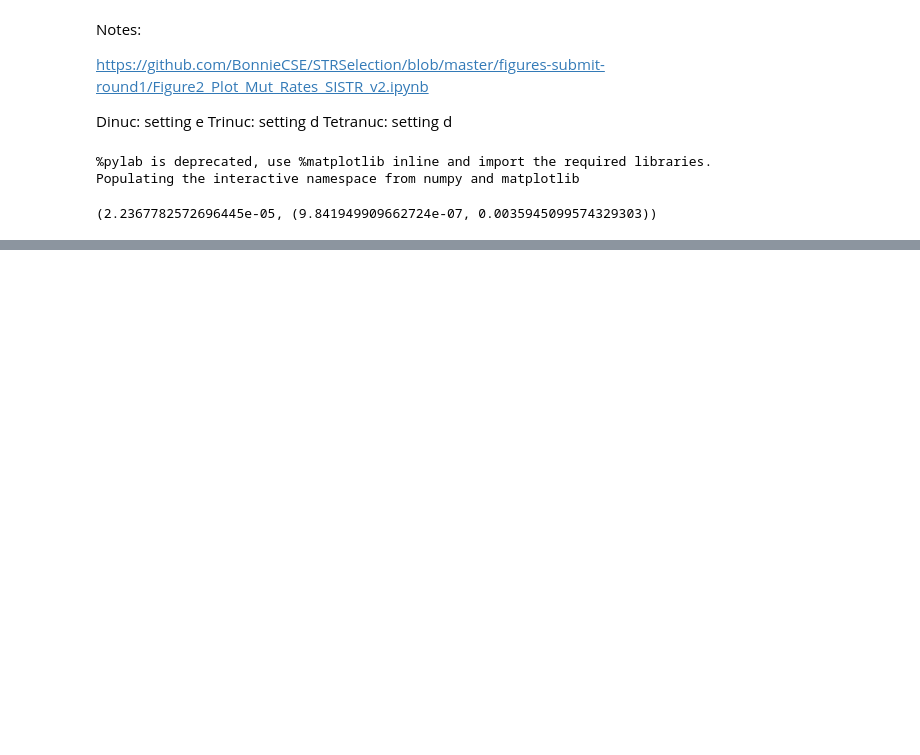
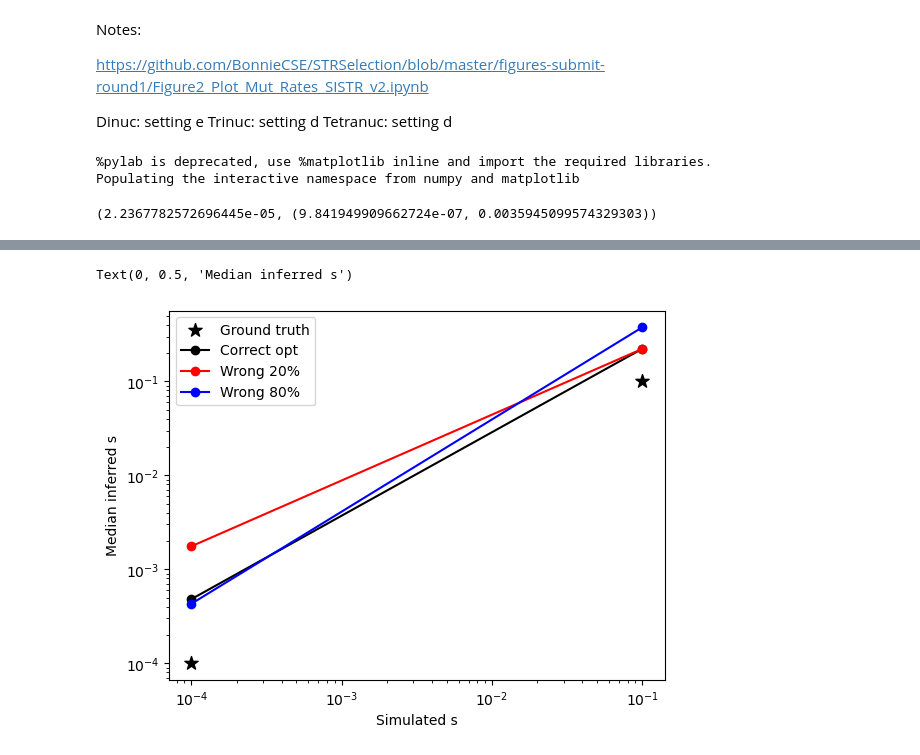
Before and after one commit to gymrek-lab/TRTools, a Jupyter notebook: trtools/siSTR/SISTR2-test.ipynb, the cells around one changed output, grey strips where cells are left out. Cells and saved outputs as stored; diff of their text form; code cells hidden in the pictures; blank space fills up the shorter version.

```diff
--- a/trtools/siSTR/SISTR2-test.ipynb
+++ b/trtools/siSTR/SISTR2-test.ipynb
@@ -333,10 +333,12 @@ def GetHet(afreqs):
     return 1-x
 
 a = 0.3 # gamma param b
-numloci = 10 # 1000
-numtimes = 20 # 20
+
+# Put back commented params for full run
+numloci = 100 # 1000
+numtimes = 10 # 20
 sistr2_numsim = 50000 # 50000
-svals = [10e-1] #[10e-6, 10e-5, 10e-4, 10e-3, 10e-2, 10e-1]
+svals = [10e-6, 10e-5, 10e-4, 10e-3, 10e-2, 10e-1]
 
 # Keep track of results
 res_median_est_s = []
@@ -361,7 +363,8 @@ for sval in svals:
         print("   Simnum: %s/%s"%(ns+1, numtimes))
         b = sval/a # gamma param b
         hetvals = []
-        hetvals_wrongopt_0 = []
+        hetvals_wrongopt_0_2 = []
+        hetvals_wrongopt_0_8 = []
         for nl in range(numloci):
             # Draw s from gamma
             s = np.random.gamma(a, b)
@@ -389,4 +392,5 @@ for sval in svals:
     res_median_est_s.append(np.median(estimated_svals))
     res_median_est_s_wrongopt_0_2.append(np.median(estimated_svals_wrongopt_0_2))
     res_median_est_s_wrongopt_0_8.append(np.median(estimated_svals_wrongopt_0_8))
+    print("s=%.2g, Median estimate: %.2g, wrong20=%.2g, wrong80=%.2g"%(sval, np.median(estimated_svals), np.median(estimated_svals_wrongopt_0_2), np.median(estimated_svals_wrongopt_0_8)))
 # %% [output]
@@ -395,0 +414,15 @@ NameError: name 'hetvals_wrongopt_0_2' is not defined
+# %%
+fig = plt.figure()
+ax = fig.add_subplot(111)
+ax.scatter(svals, svals, marker="*", label="Ground truth", color="black", s=100)
+ax.plot(svals, res_median_est_s, color="black", marker="o", label="Correct opt")
+ax.plot(svals, res_median_est_s_wrongopt_0_2, color="red", marker="o", label="Wrong 20%")
+ax.plot(svals, res_median_est_s_wrongopt_0_8, color="blue", marker="o", label="Wrong 80%")
+ax.set_xscale("log");
+ax.set_yscale("log");
+ax.legend()
+ax.set_xlabel("Simulated s")
+ax.set_ylabel("Median inferred s")
+# %% [output]
+Text(0, 0.5, 'Median inferred s')
+[figure, added]
```
Also changed, not shown: parts of 1 cell of this notebook.
